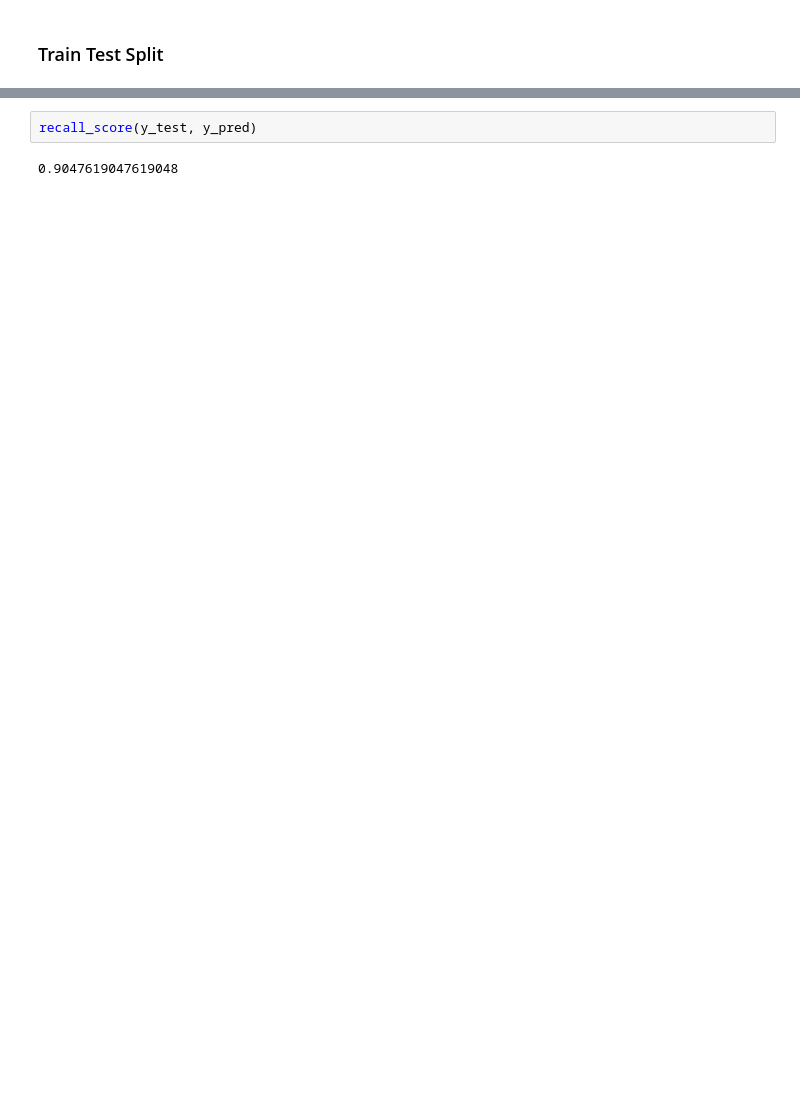
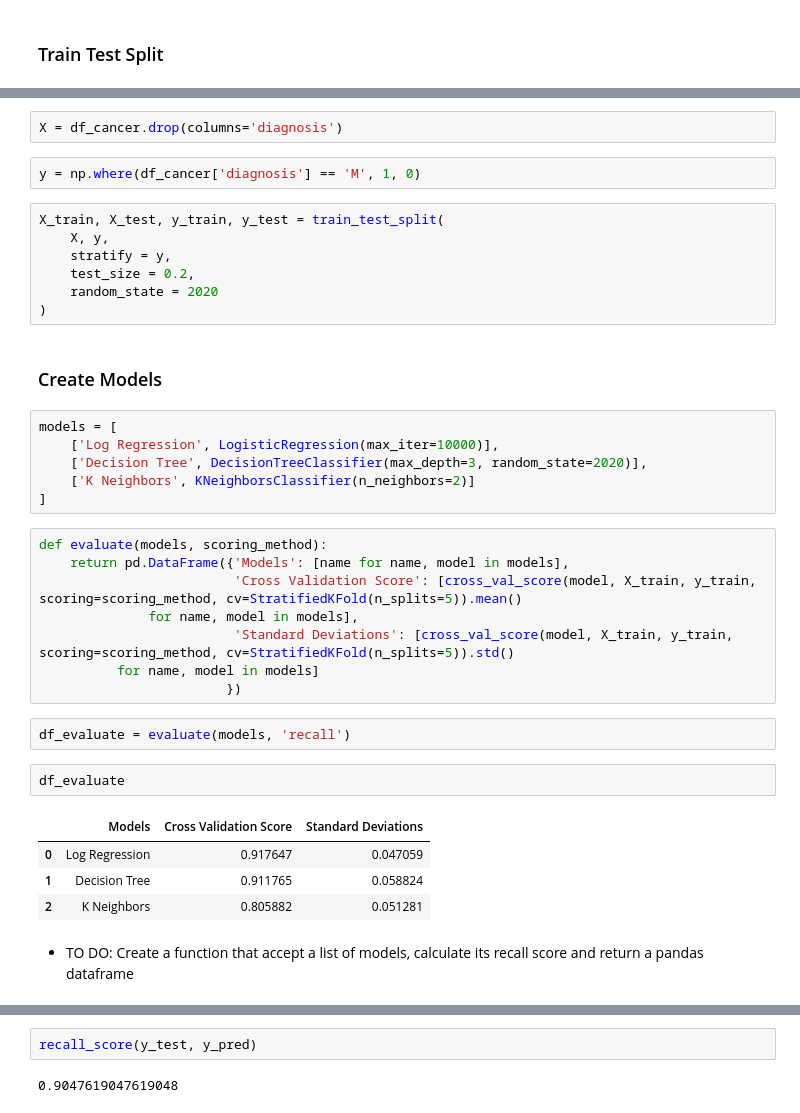
Before and after one commit to farrosmufid/Latihan-Mentoring, a Jupyter notebook: Latihan Sunday Class 7 Maret 2021.ipynb, the cells around one changed output, grey strips where cells are left out. Cells and saved outputs as stored; diff of their text form; blank space fills up the shorter version.

```diff
--- a/Latihan Sunday Class 7 Maret 2021.ipynb
+++ b/Latihan Sunday Class 7 Maret 2021.ipynb
@@ -369,0 +125,38 @@ y_pred = logreg.predict(X_test_poly)
+# %%
+X = df_cancer.drop(columns='diagnosis')
+# %%
+y = np.where(df_cancer['diagnosis'] == 'M', 1, 0)
+# %%
+X_train, X_test, y_train, y_test = train_test_split(
+    X, y,
+    stratify = y,
+    test_size = 0.2,
+    random_state = 2020
+)
+# %% [markdown]
+### Create Models
+# %%
+models = [
+    ['Log Regression', LogisticRegression(max_iter=10000)],
+    ['Decision Tree', DecisionTreeClassifier(max_depth=3, random_state=2020)],
+    ['K Neighbors', KNeighborsClassifier(n_neighbors=2)]
+]
+# %%
+def evaluate(models, scoring_method):
+    return pd.DataFrame({'Models': [name for name, model in models],
+                         'Cross Validation Score': [cross_val_score(model, X_train, y_train, scoring=scoring_method, cv=StratifiedKFold(n_splits=5)).mean()
+              for name, model in models],
+                         'Standard Deviations': [cross_val_score(model, X_train, y_train, scoring=scoring_method, cv=StratifiedKFold(n_splits=5)).std()
+          for name, model in models]
+                        })
+# %%
+df_evaluate = evaluate(models, 'recall')
+# %%
+df_evaluate
+# %% [output]
+|  | Models | Cross Validation Score | Standard Deviations |
+| 0 | Log Regression | 0.917647 | 0.047059 |
+| 1 | Decision Tree | 0.911765 | 0.058824 |
+| 2 | K Neighbors | 0.805882 | 0.051281 |
+# %% [markdown]
+- TO DO: Create a function that accept a list of models, calculate its recall score and return a pandas dataframe
```
Also changed, not shown: parts of 117 cells of this notebook.
